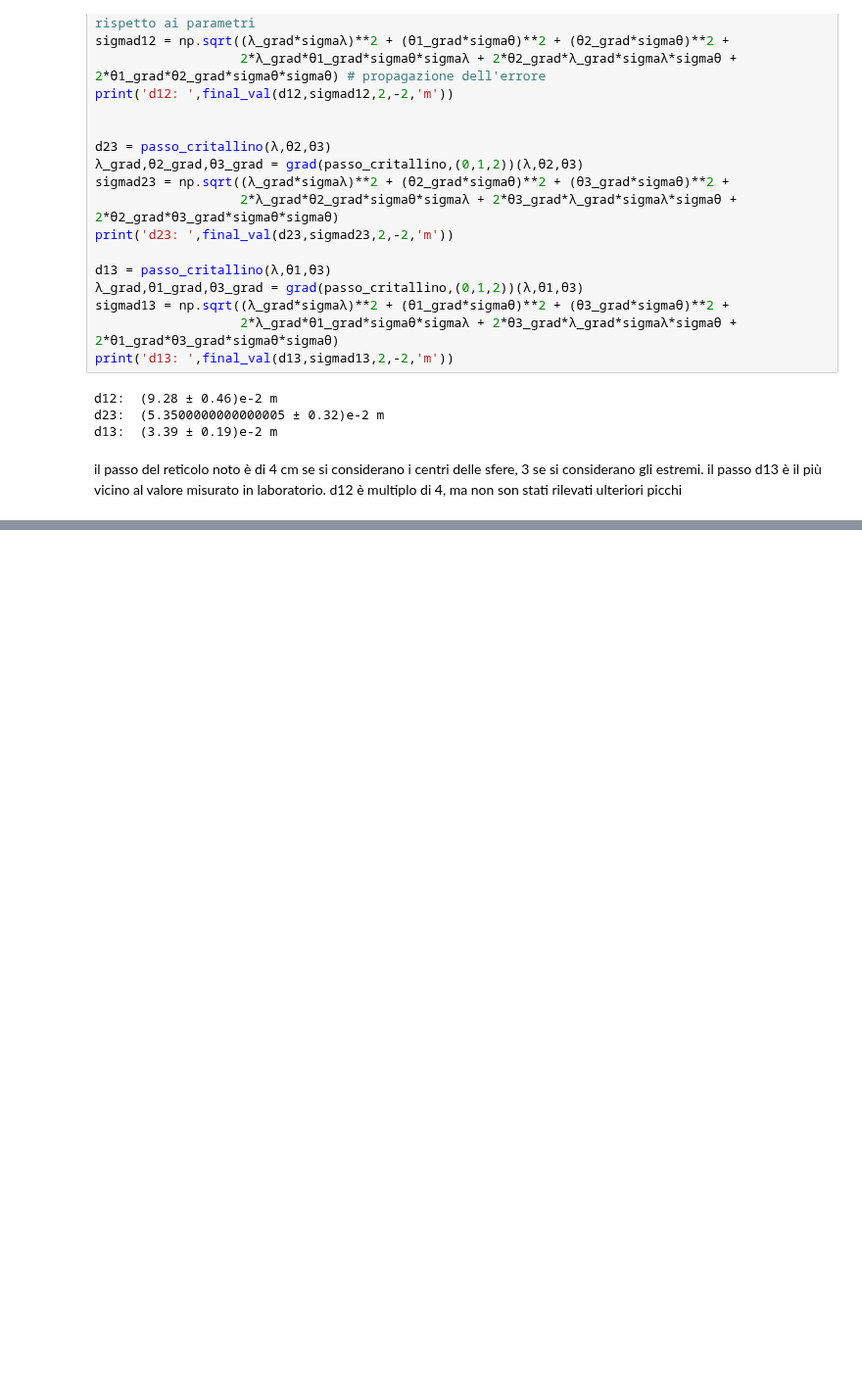
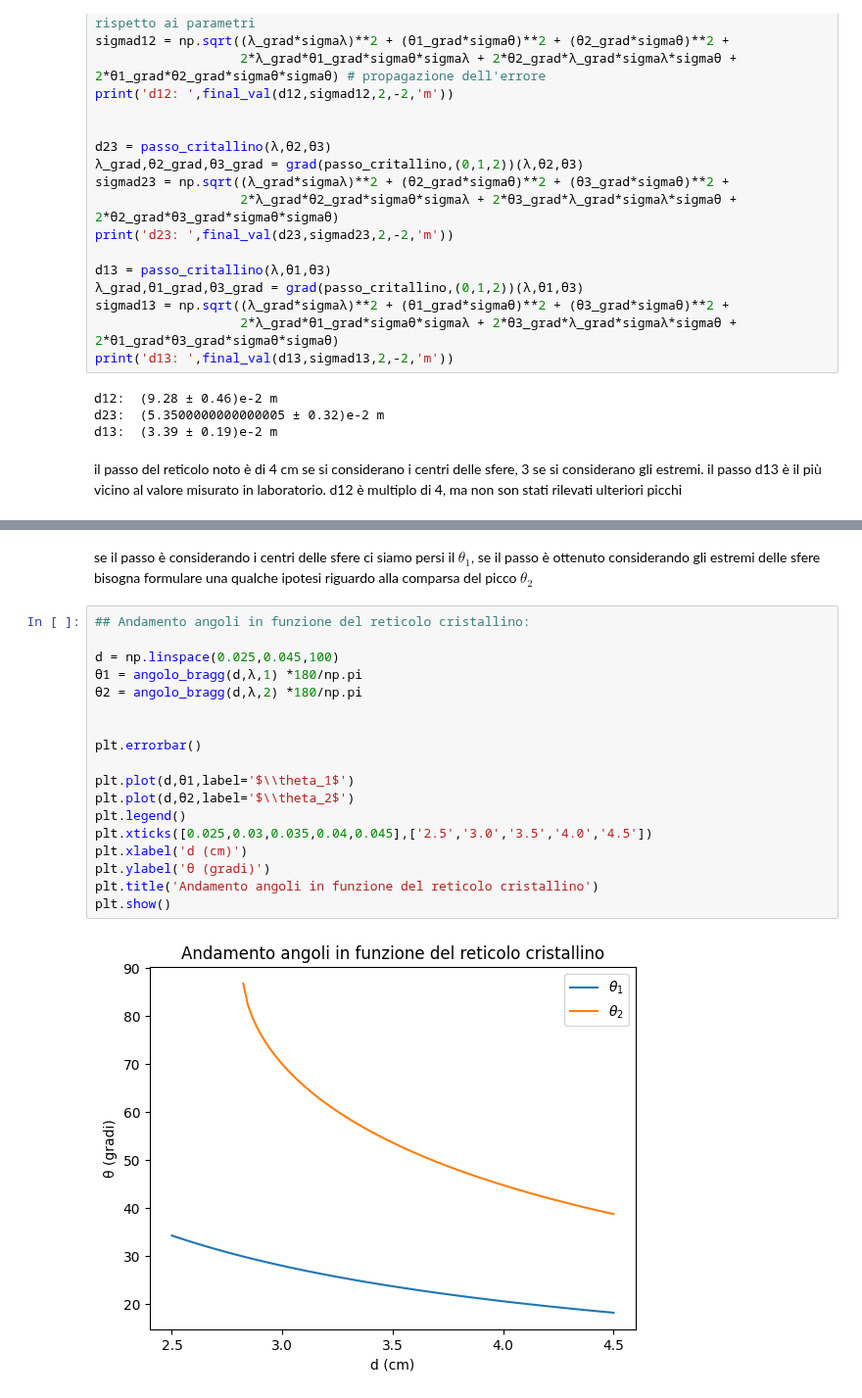
Before and after one commit to CarminatiGiovanni/LaboratorioFisica2, a Jupyter notebook: 20240509micoonde/bragg.ipynb, the cells around one changed output, grey strips where cells are left out. Shown at 98% size. Saved outputs shown, nothing was run; the diff lists cells and outputs as text; blank space fills up the shorter version.

```diff
--- a/20240509micoonde/bragg.ipynb
+++ b/20240509micoonde/bragg.ipynb
@@ -133,0 +191,22 @@ d12 è multiplo di 4, ma non son stati rilevati ulteriori picchi
+# %% [markdown]
+se il passo è considerando i centri delle sfere ci siamo persi il $\theta_1$, se il passo è ottenuto considerando gli estremi delle sfere bisogna formulare una qualche ipotesi riguardo alla comparsa del picco $\theta_2$
+# %%
+## Andamento angoli in funzione del reticolo cristallino:
+
+d = np.linspace(0.025,0.045,100)
+θ1 = angolo_bragg(d,λ,1) *180/np.pi
+θ2 = angolo_bragg(d,λ,2) *180/np.pi
+
+
+plt.errorbar()
+
+plt.plot(d,θ1,label='$\\theta_1$')
+plt.plot(d,θ2,label='$\\theta_2$')
+plt.legend()
+plt.xticks([0.025,0.03,0.035,0.04,0.045],['2.5','3.0','3.5','4.0','4.5'])
+plt.xlabel('d (cm)')
+plt.ylabel('θ (gradi)')
+plt.title('Andamento angoli in funzione del reticolo cristallino')
+plt.show()
+# %% [output]
+[figure, added]
```
Also changed, not shown: parts of 3 cells of this notebook.
